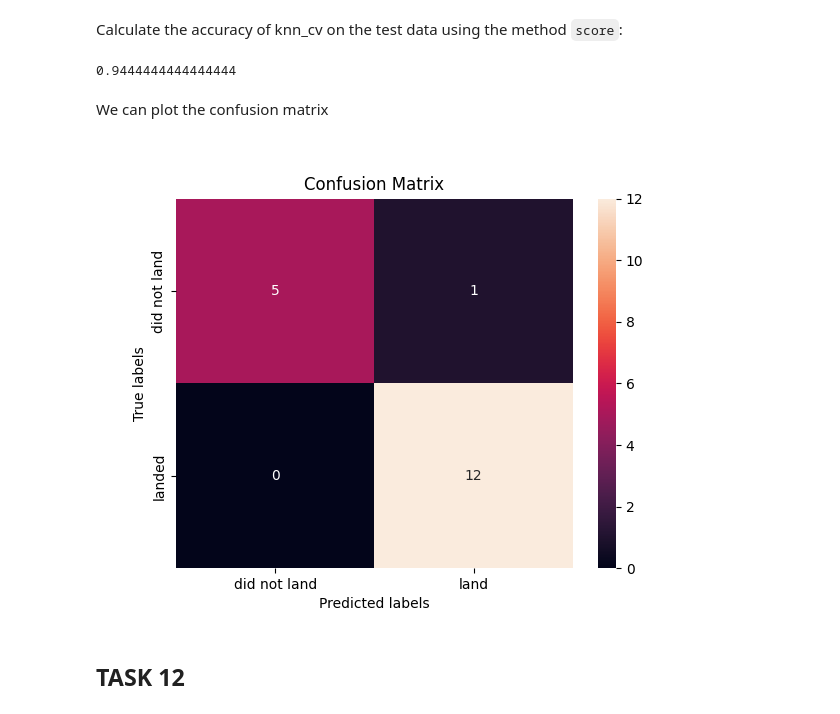
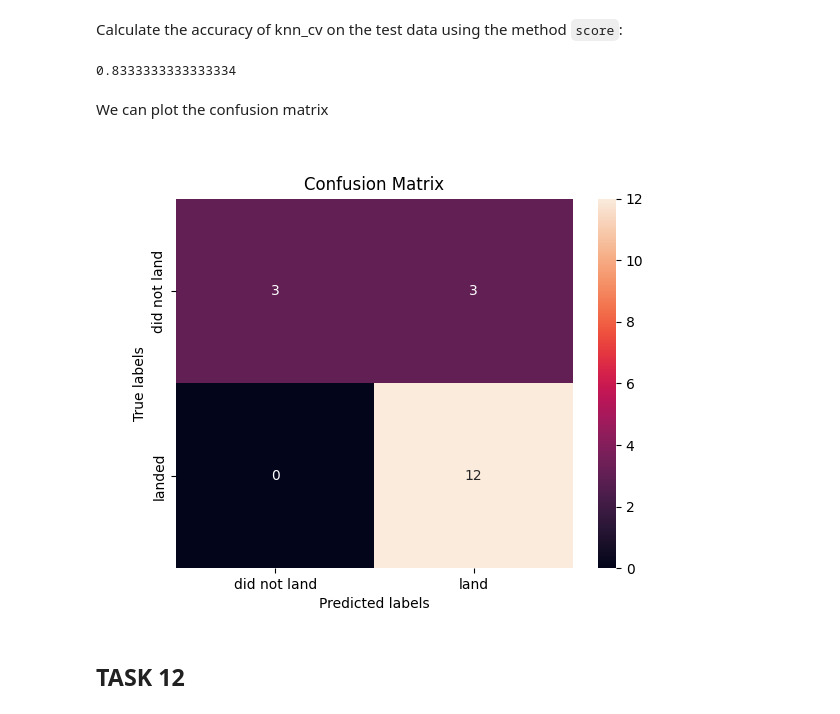
Before and after one commit to sjweiler/ds_capstone, a Jupyter notebook: IBM-DS0321EN-SkillsNetwork_labs_module_4_SpaceX_Machine_Learning_Prediction_Part_5.jupyterlite.ipynb, the cells around one changed output. Drawn from its saved outputs; the diff is of its cells as text; code cells hidden in the pictures.

```diff
--- a/IBM-DS0321EN-SkillsNetwork_labs_module_4_SpaceX_Machine_Learning_Prediction_Part_5.jupyterlite.ipynb
+++ b/IBM-DS0321EN-SkillsNetwork_labs_module_4_SpaceX_Machine_Learning_Prediction_Part_5.jupyterlite.ipynb
@@ -170,8 +170,8 @@ parameters ={'C':[0.01,0.1,1],
 # %%
 parameters ={"C":[0.01,0.1,1],'penalty':['l2'], 'solver':['lbfgs']}# l1 lasso l2 ridge
 lr=LogisticRegression()
-logreg_cv = GridSearchCV(estimator=LogisticRegression(), param_grid=parameters, cv=10)
-logreg_cv.fit(X, Y)
+logreg_cv = GridSearchCV(estimator=lr, param_grid=parameters, cv=10)
+logreg_cv.fit(X_train, Y_train)
 # %% [output]
 GridSearchCV(cv=10, estimator=LogisticRegression(),
              param_grid={'C': [0.01, 0.1, 1], 'penalty': ['l2'],
@@ -212,7 +213,7 @@ parameters = {'kernel':('linear', 'rbf','poly','rbf', 'sigmoid'),
 svm = SVC()
 # %%
 svm_cv=GridSearchCV(estimator=svm, param_grid=parameters, cv=10)
-svm_cv.fit(X, Y)
+svm_cv.fit(X_train, Y_train)
 # %% [output]
 GridSearchCV(cv=10, estimator=SVC(),
              param_grid={'C': array([1.00000000e-03, 3.16227766e-02, 1.00000000e+00, 3.16227766e+01,
@@ -255,7 +259,7 @@ parameters = {'criterion': ['gini', 'entropy'],
 tree = DecisionTreeClassifier()
 # %%
 tree_cv=GridSearchCV(estimator=tree, param_grid=parameters, cv=10)
-tree_cv.fit(X,Y)
+tree_cv.fit(X_train,Y_train)
 # %% [output]
 GridSearchCV(cv=10, estimator=DecisionTreeClassifier(),
              param_grid={'criterion': ['gini', 'entropy'],
@@ -297,7 +302,7 @@ parameters = {'n_neighbors': [1, 2, 3, 4, 5, 6, 7, 8, 9, 10],
 KNN = KNeighborsClassifier()
 # %%
 knn_cv = GridSearchCV(estimator=KNN, param_grid=parameters, cv=10)
-knn_cv.fit(X,Y)
+knn_cv.fit(X_train,Y_train)
 # %% [output]
 GridSearchCV(cv=10, estimator=KNeighborsClassifier(),
              param_grid={'algorithm': ['auto', 'ball_tree', 'kd_tree', 'brute'],
@@ -314,16 +319,17 @@ accuracy : 0.8444444444444444
 # %% [markdown]
 Calculate the accuracy of knn_cv on the test data using the method <code>score</code>:
 # %%
-knn_cv.score(X_test,Y_test)
+knn_accuracy=knn_cv.score(X_test,Y_test)
+knn_accuracy
 # %% [output]
-0.9444444444444444
+0.8333333333333334
 # %% [markdown]
 We can plot the confusion matrix
 # %%
-yhat = knn_cv.predict(X_test)
-plot_confusion_matrix(Y_test,yhat)
+knn_yhat = knn_cv.predict(X_test)
+plot_confusion_matrix(Y_test,knn_yhat)
 # %% [output]
-[figure, old version]
+[figure, new version]
 # %% [markdown]
 ## TASK  12
 # %% [markdown]
```
Also changed, not shown: parts of 14 cells of this notebook.
